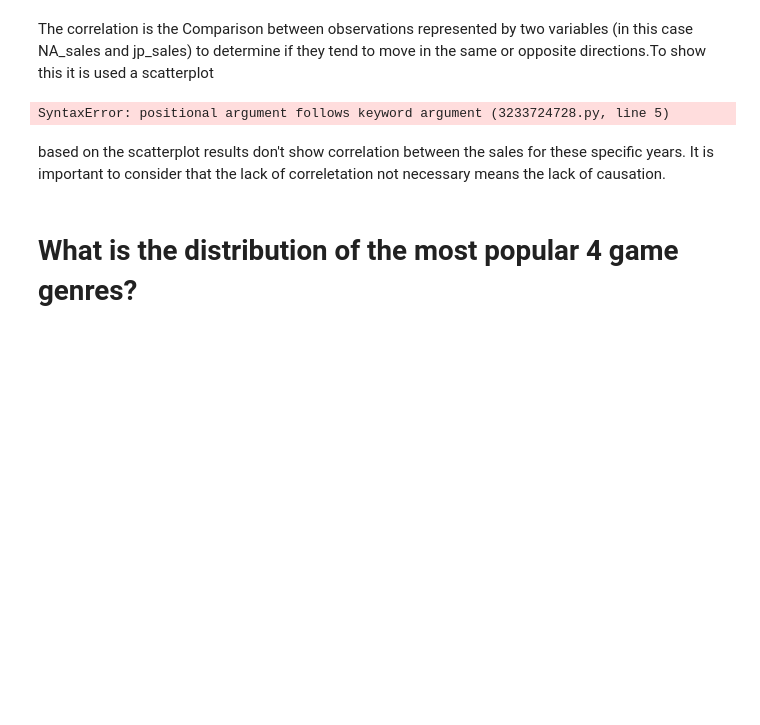
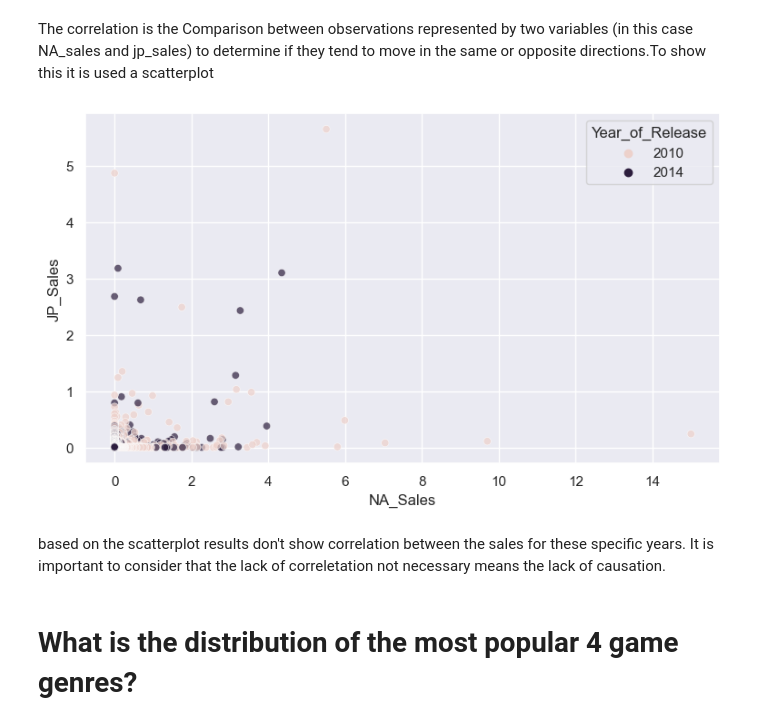
Before and after one commit to Sba23037/CristinaPriolo_DVizHDip_CA1, a Jupyter notebook: CristinaPriolo_DVizHDip_CA1.ipynb, the cells around one changed output. Saved outputs shown, nothing was run; the diff lists cells and outputs as text; code cells hidden in the pictures; blank space fills up the shorter version.

Commit message:
visualization and adjustement

```diff
--- a/CristinaPriolo_DVizHDip_CA1.ipynb
+++ b/CristinaPriolo_DVizHDip_CA1.ipynb
@@ -333,13 +333,12 @@ The correlation is the Comparison between observations represented by two variab
 # %%
 Specific_Years = [2010, 2014]
 df_years = df[df['Year_of_Release'].isin(Specific_Years)]
 plt.figure(figsize=(9,5))
 sns.scatterplot(data=df_years, x='NA_Sales', y='JP_Sales', alpha=0.7, hue='Year_of_Release');
-plt.legend(loc="upper right", bbox_to_anchor(1.2,1));
 # %% [output]
-SyntaxError: positional argument follows keyword argument (3233724728.py, line 5)
+[figure, added]
-# %% [markdown]
-based on the scatterplot results don't show correlation between the sales for these specific years. It is important to consider that the lack of correletation not necessary means the lack of causation.
+# %% [markdown]
+based on the scatterplot results don't show correlation between the sales for these specific years. It is important to consider that the lack of correletation not necessary means the lack of causation.
 # %% [markdown]
 # What is the distribution of the most popular 4 game genres?
 # %% [markdown]
```
Also changed, not shown: parts of 12 cells of this notebook.
